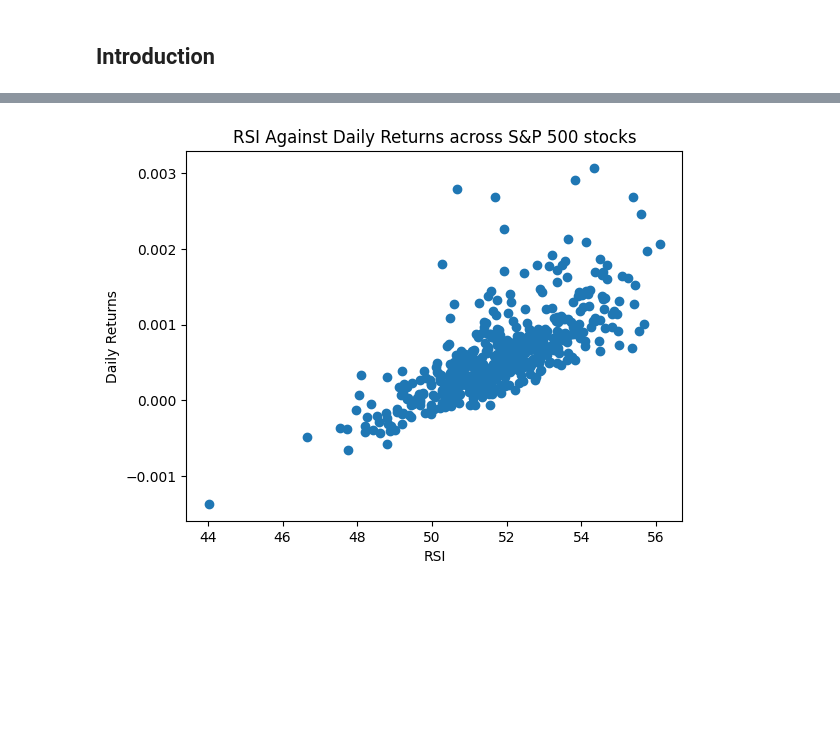
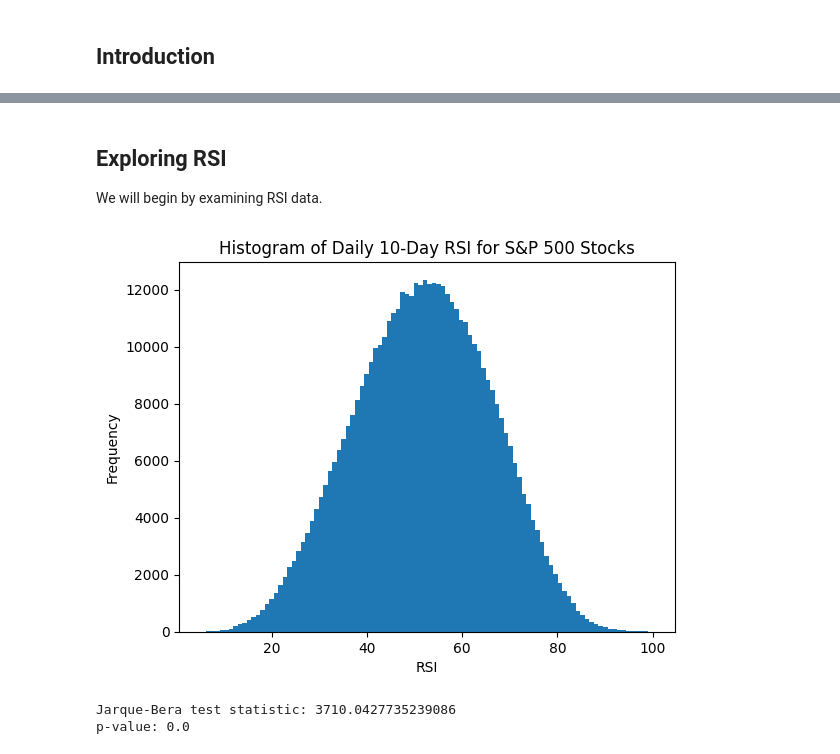
Before and after one commit to BenJonesData/algo-trading-playground, a Jupyter notebook: notebooks/03_rsi_analysis.ipynb, the cells around one changed output, grey strips where cells are left out. Cells and saved outputs as stored; diff of their text form; code cells hidden in the pictures; blank space fills up the shorter version.

```diff
--- a/notebooks/03_rsi_analysis.ipynb
+++ b/notebooks/03_rsi_analysis.ipynb
@@ -81,8 +81,20 @@ plt.show()
+# %% [markdown]
+## Exploring RSI
+
+We will begin by examining RSI data.
 # %%
-plt.scatter(data['rsi'], data_grouped['Return'])
+plt.hist(data['rsi'], bins=100)
 plt.xlabel("RSI")
-plt.ylabel("Daily Returns")
-plt.title("RSI Against Daily Returns across S&P 500 stocks")
+plt.ylabel("Frequency")
+plt.title("Histogram of Daily 10-Day RSI for S&P 500 Stocks")
 plt.show()
 # %% [output]
-[figure, old version]
+[figure, new version]
+# %%
+jb_stat, jb_pvalue = jarque_bera(data['rsi'])
+
+print(f"Jarque-Bera test statistic: {jb_stat}")
+print(f"p-value: {jb_pvalue}")
+# %% [output]
+Jarque-Bera test statistic: 3710.0427735239086
+p-value: 0.0
```
Also changed, not shown: parts of 26 cells of this notebook.
